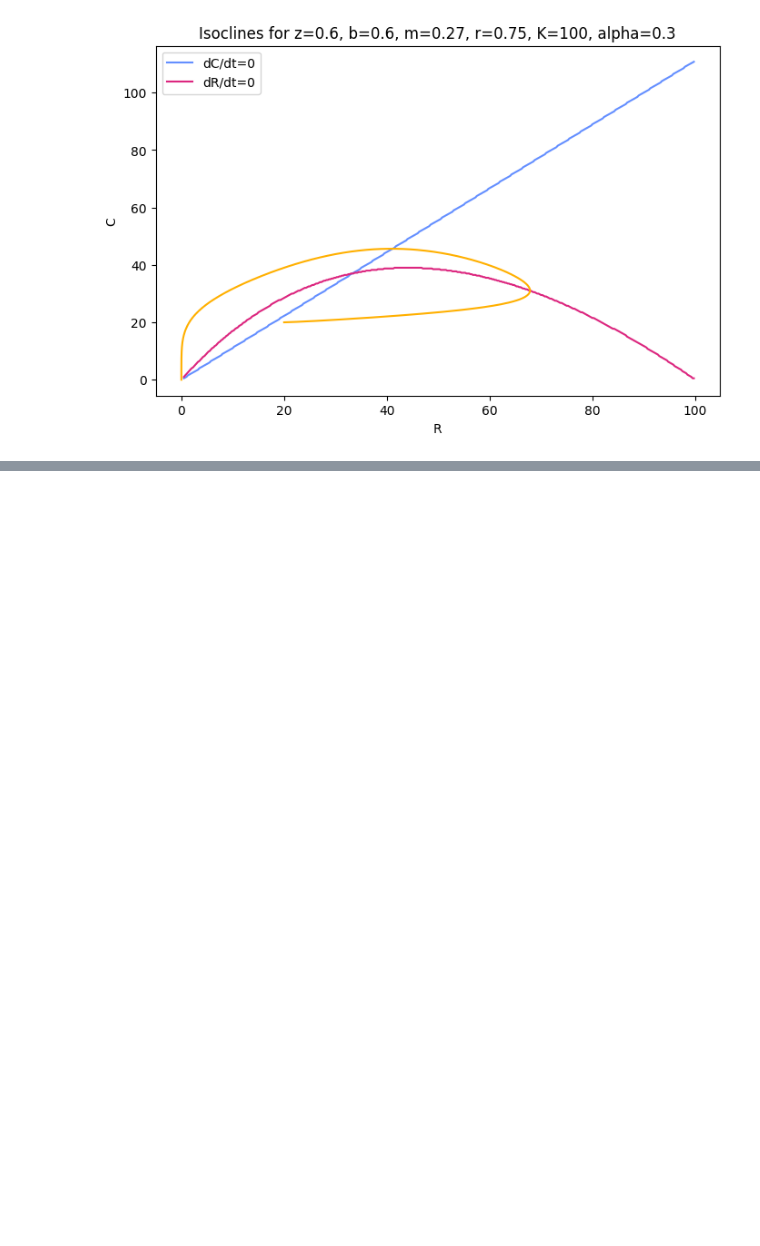
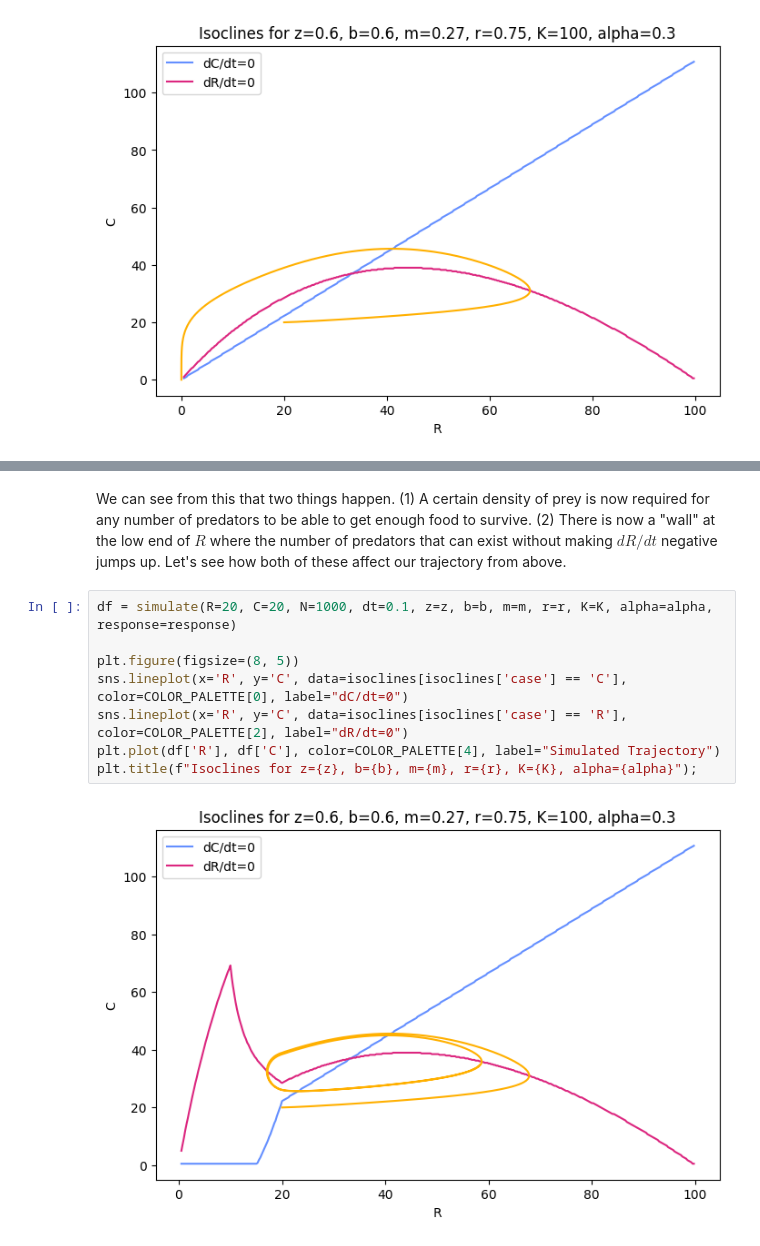
Before and after one commit to networkearth/ecomimetics, a Jupyter notebook: spatial/Report1.ipynb, the cells around one changed output, grey strips where cells are left out. Saved outputs shown, nothing was run; the diff lists cells and outputs as text; blank space fills up the shorter version.

```diff
--- a/spatial/Report1.ipynb
+++ b/spatial/Report1.ipynb
@@ -208,0 +230,12 @@ Is there some way we can stabilize this interaction?
+# %% [markdown]
+We can see from this that two things happen. (1) A certain density of prey is now required for any number of predators to be able to get enough food to survive. (2) There is now a "wall" at the low end of $R$ where the number of predators that can exist without making $dR/dt$ negative jumps up. Let's see how both of these affect our trajectory from above.
+# %%
+df = simulate(R=20, C=20, N=1000, dt=0.1, z=z, b=b, m=m, r=r, K=K, alpha=alpha, response=response)
+
+plt.figure(figsize=(8, 5))
+sns.lineplot(x='R', y='C', data=isoclines[isoclines['case'] == 'C'], color=COLOR_PALETTE[0], label="dC/dt=0")
+sns.lineplot(x='R', y='C', data=isoclines[isoclines['case'] == 'R'], color=COLOR_PALETTE[2], label="dR/dt=0")
+plt.plot(df['R'], df['C'], color=COLOR_PALETTE[4], label="Simulated Trajectory")
+plt.title(f"Isoclines for z={z}, b={b}, m={m}, r={r}, K={K}, alpha={alpha}");
+# %% [output]
+[figure, added]
```
Also changed, not shown: parts of 7 cells of this notebook.
